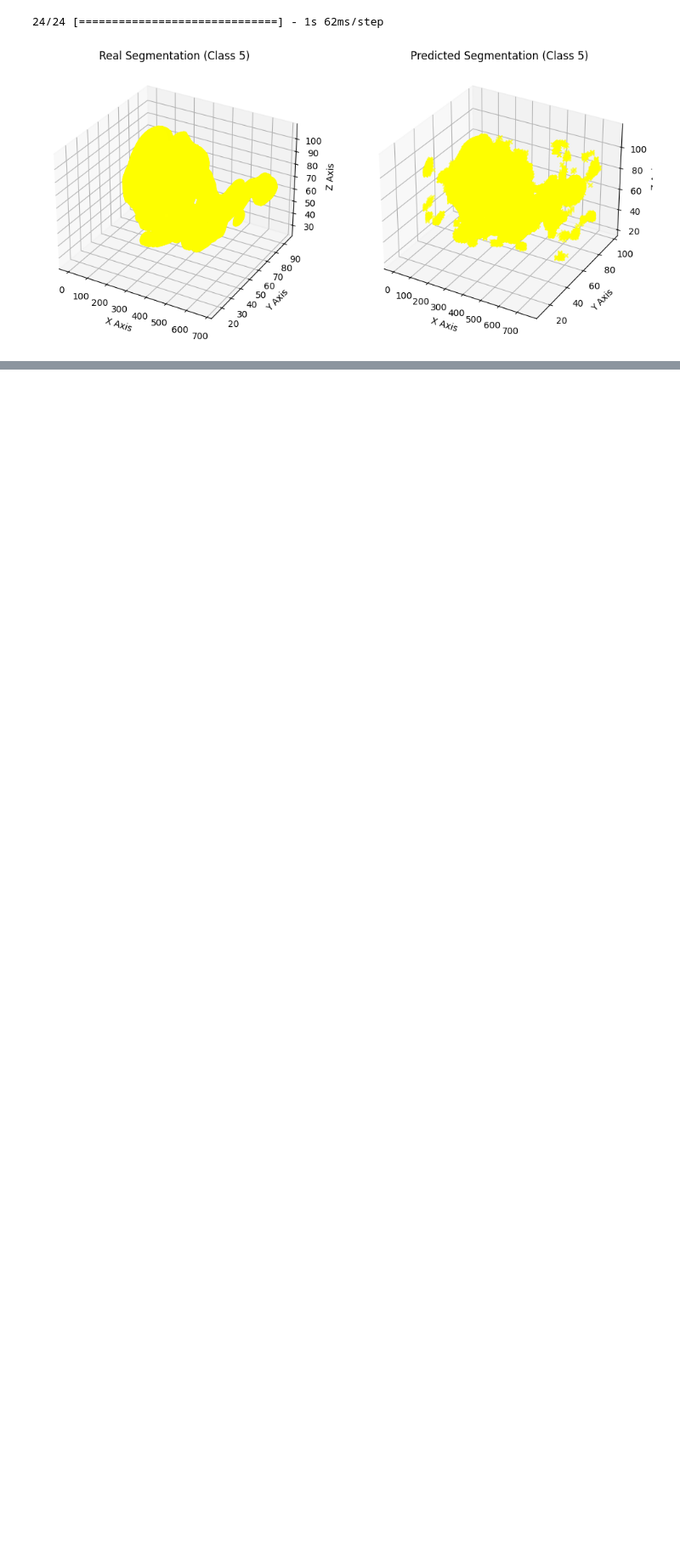
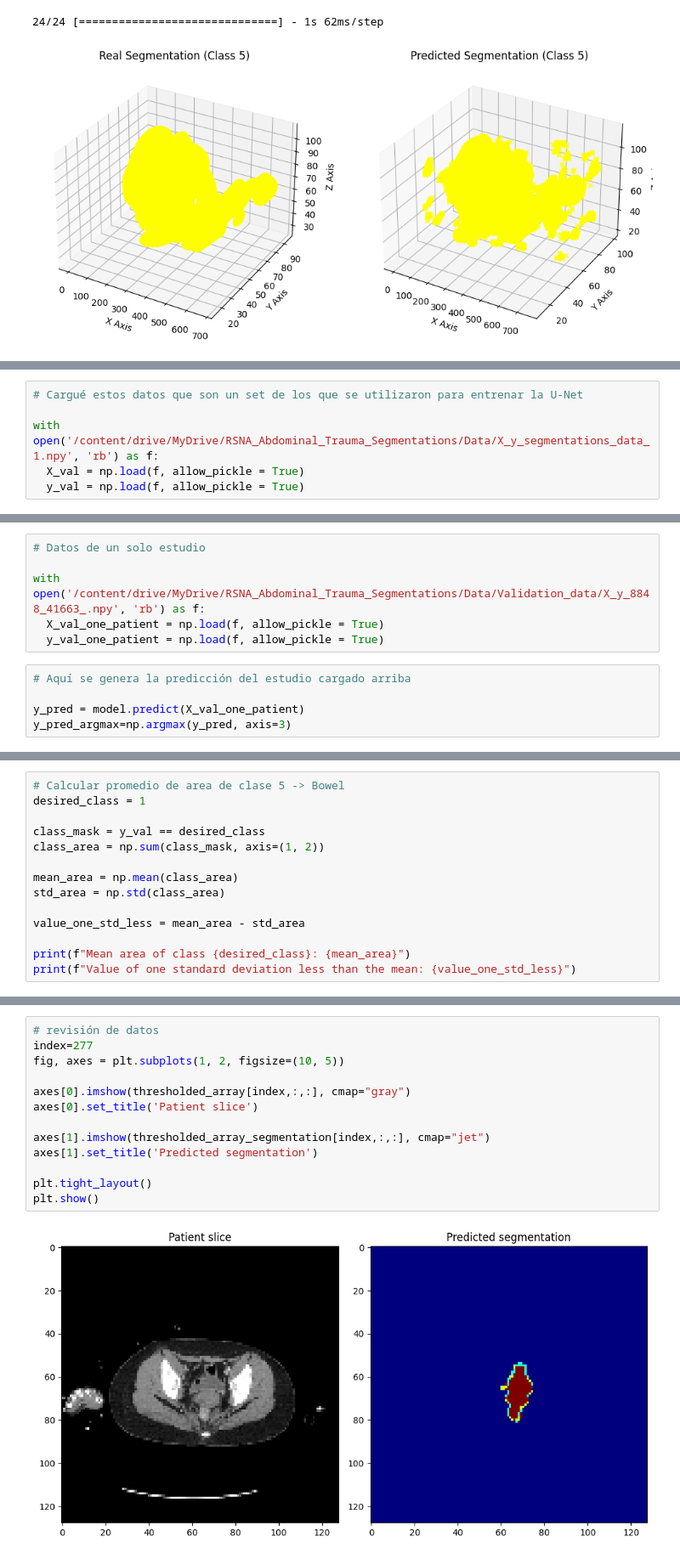
Before and after one commit to PedroAMtz/RSNA_Abdominal_Trauma, a Jupyter notebook: Submission/U_Net/U_Net_Evaluation.ipynb, the cells around one changed output, grey strips where cells are left out. Shown at 85% size. Saved outputs shown, nothing was run; the diff lists cells and outputs as text; blank space fills up the shorter version.

Commit message:
Preparing function to reduce data with Unet predictions

```diff
--- a/Submission/U_Net/U_Net_Evaluation.ipynb
+++ b/Submission/U_Net/U_Net_Evaluation.ipynb
@@ -300,0 +313,6 @@ __plot_predictions__(path=path, model_path=model, patient_data=data, class_to_pl
+# %%
+# Cargué estos datos que son un set de los que se utilizaron para entrenar la U-Net
+
+with open('/content/drive/MyDrive/RSNA_Abdominal_Trauma_Segmentations/Data/X_y_segmentations_data_1.npy', 'rb') as f:
+  X_val = np.load(f, allow_pickle = True)
+  y_val = np.load(f, allow_pickle = True)
@@ -300,0 +323,11 @@ __plot_predictions__(path=path, model_path=model, patient_data=data, class_to_pl
+# %%
+# Datos de un solo estudio
+
+with open('/content/drive/MyDrive/RSNA_Abdominal_Trauma_Segmentations/Data/Validation_data/X_y_8848_41663_.npy', 'rb') as f:
+  X_val_one_patient = np.load(f, allow_pickle = True)
+  y_val_one_patient = np.load(f, allow_pickle = True)
+# %%
+# Aquí se genera la predicción del estudio cargado arriba
+
+y_pred = model.predict(X_val_one_patient)
+y_pred_argmax=np.argmax(y_pred, axis=3)
@@ -300,0 +354,14 @@ __plot_predictions__(path=path, model_path=model, patient_data=data, class_to_pl
+# %%
+# Calcular promedio de area de clase 5 -> Bowel
+desired_class = 1
+
+class_mask = y_val == desired_class
+class_area = np.sum(class_mask, axis=(1, 2))
+
+mean_area = np.mean(class_area)
+std_area = np.std(class_area)
+
+value_one_std_less = mean_area - std_area
+
+print(f"Mean area of class {desired_class}: {mean_area}")
+print(f"Value of one standard deviation less than the mean: {value_one_std_less}")
@@ -300,0 +420,15 @@ __plot_predictions__(path=path, model_path=model, patient_data=data, class_to_pl
+# %%
+# revisión de datos
+index=277
+fig, axes = plt.subplots(1, 2, figsize=(10, 5))
+
+axes[0].imshow(thresholded_array[index,:,:], cmap="gray")
+axes[0].set_title('Patient slice')
+
+axes[1].imshow(thresholded_array_segmentation[index,:,:], cmap="jet")
+axes[1].set_title('Predicted segmentation')
+
+plt.tight_layout()
+plt.show()
+# %% [output]
+[figure, added]
```
Also changed, not shown: parts of 11 cells of this notebook.
